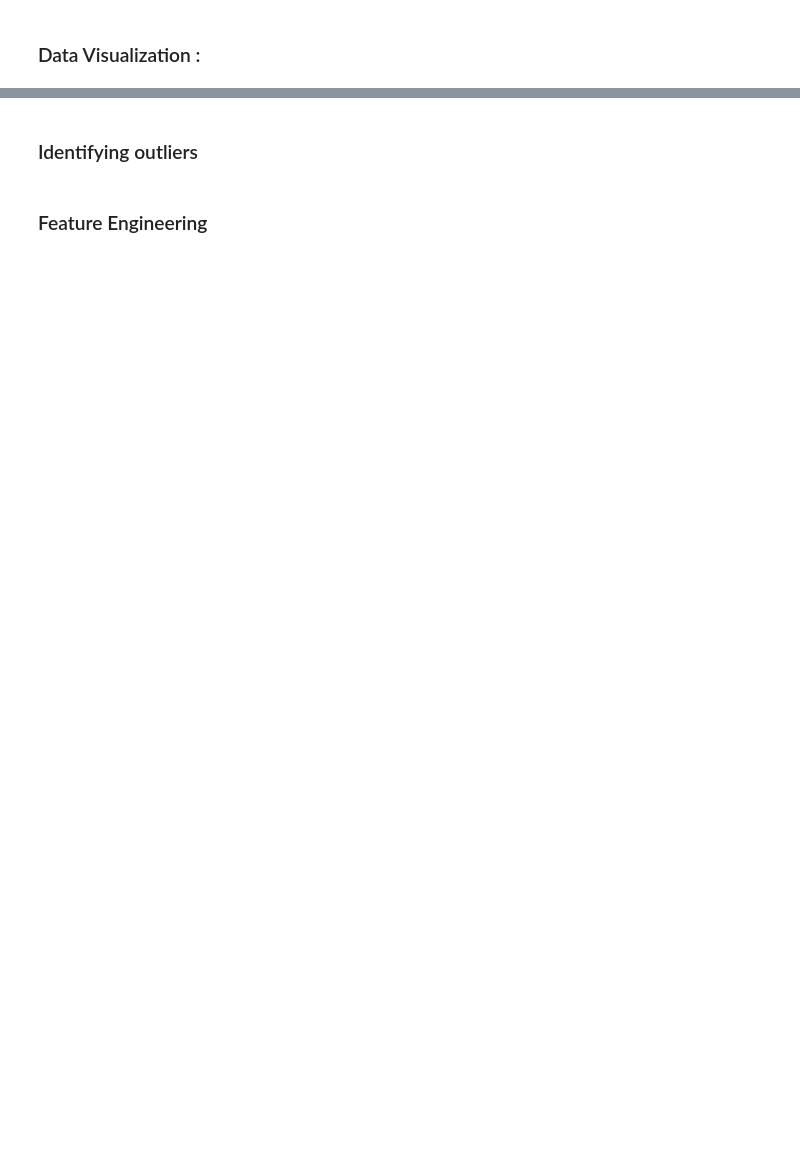
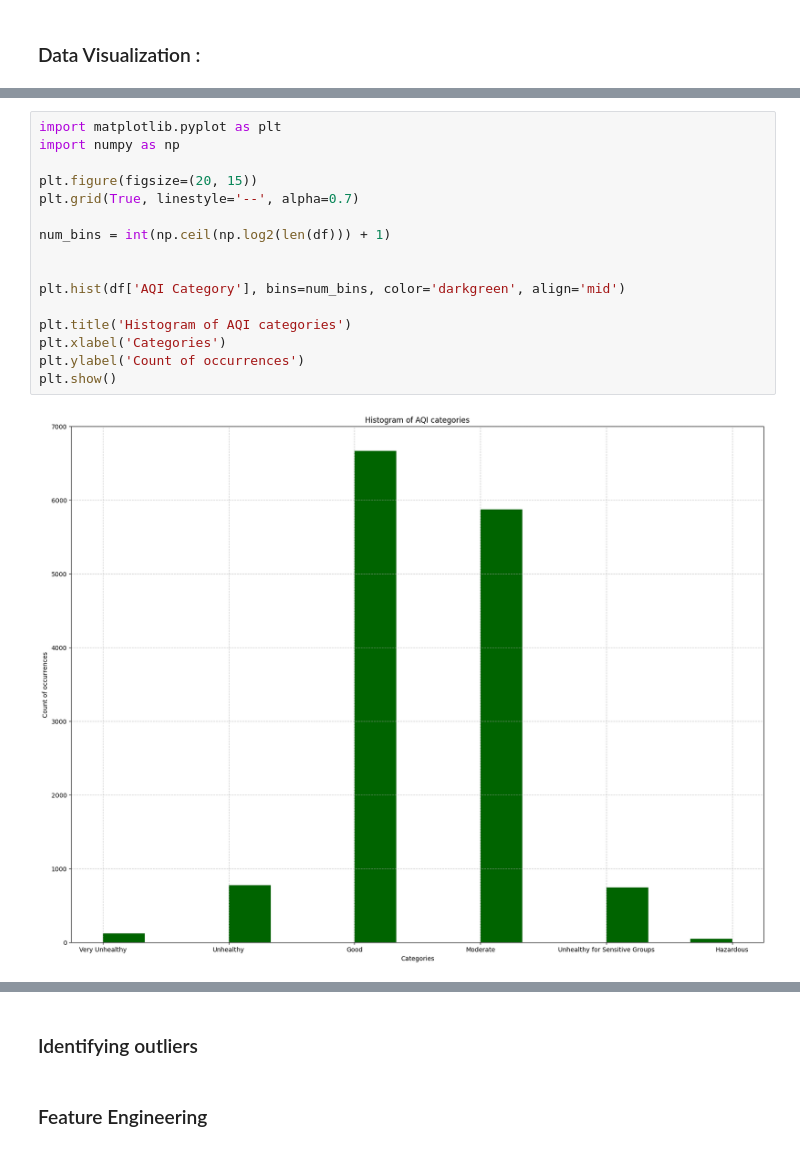
Before and after one commit to Wissemamr/AQI_classification, a Jupyter notebook: src/EDA/explore_data.ipynb, the cells around one changed output, grey strips where cells are left out. Drawn from its saved outputs; the diff is of its cells as text; blank space fills up the shorter version.

```diff
--- a/src/EDA/explore_data.ipynb
+++ b/src/EDA/explore_data.ipynb
@@ -124,0 +316,18 @@ shape: (1, 14)
+# %%
+import matplotlib.pyplot as plt
+import numpy as np
+
+plt.figure(figsize=(20, 15))
+plt.grid(True, linestyle='--', alpha=0.7)
+
+num_bins = int(np.ceil(np.log2(len(df))) + 1)
+
+
+plt.hist(df['AQI Category'], bins=num_bins, color='darkgreen', align='mid')
+
+plt.title('Histogram of AQI categories')
+plt.xlabel('Categories')
+plt.ylabel('Count of occurrences')
+plt.show()
+# %% [output]
+[figure, added]
```
Also changed, not shown: parts of 22 cells of this notebook.
